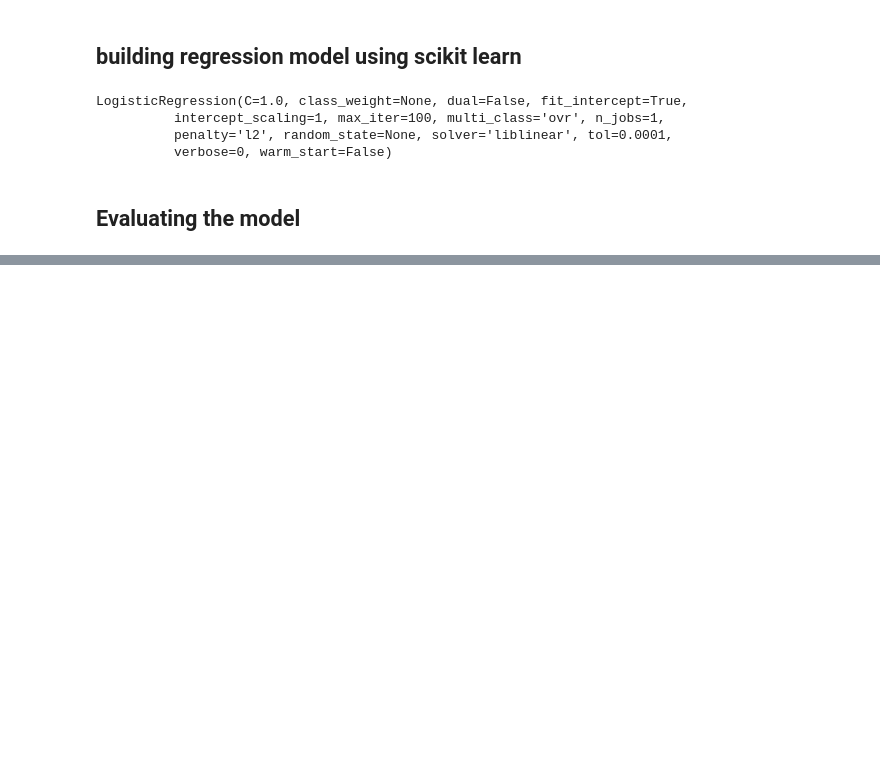
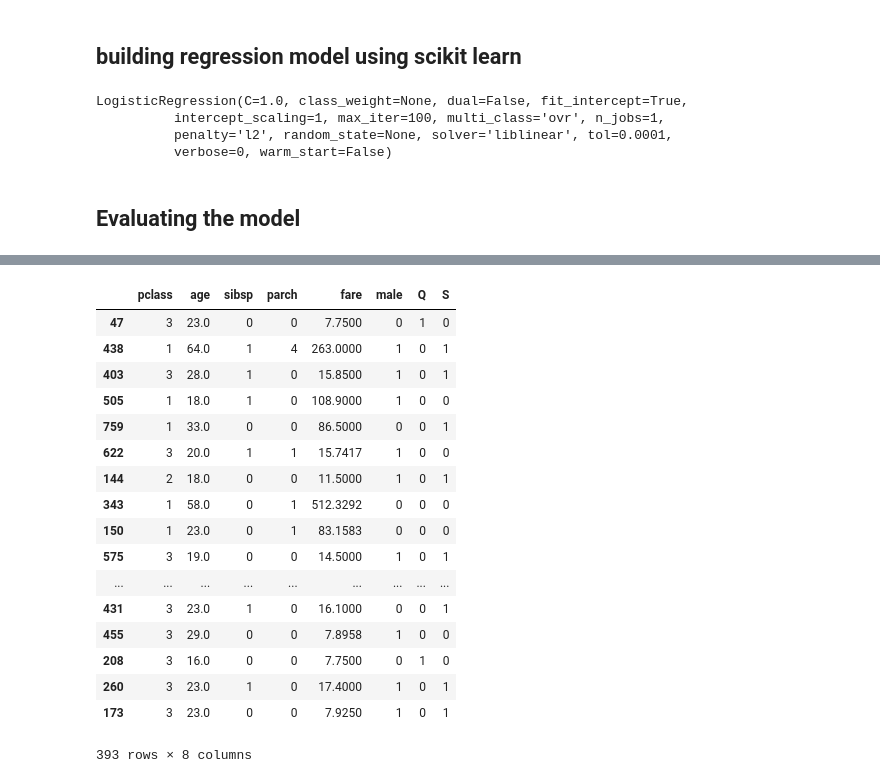
Before and after one commit to yogeshkumarbalu/kaggle_problems, a Jupyter notebook: survival_prediction/src/titanic_logistic_regression.ipynb, the cells around one changed output, grey strips where cells are left out. Drawn from its saved outputs; the diff is of its cells as text; code cells hidden in the pictures; blank space fills up the shorter version.

```diff
--- a/survival_prediction/src/titanic_logistic_regression.ipynb
+++ b/survival_prediction/src/titanic_logistic_regression.ipynb
@@ -279,0 +341,21 @@ TODO's  : 1. get value from 'name' column. differentiate with mr,mrs and dr (fea
+# %%
+X_test #  test with the below values. values over 1, check for the mistake
+# %% [output]
+|  | pclass | age | sibsp | parch | fare | male | Q | S |
+| 47 | 3 | 23.0 | 0 | 0 | 7.7500 | 0 | 1 | 0 |
+| 438 | 1 | 64.0 | 1 | 4 | 263.0000 | 1 | 0 | 1 |
+| 403 | 3 | 28.0 | 1 | 0 | 15.8500 | 1 | 0 | 1 |
+| 505 | 1 | 18.0 | 1 | 0 | 108.9000 | 1 | 0 | 0 |
+| 759 | 1 | 33.0 | 0 | 0 | 86.5000 | 0 | 0 | 1 |
+| 622 | 3 | 20.0 | 1 | 1 | 15.7417 | 1 | 0 | 0 |
+| 144 | 2 | 18.0 | 0 | 0 | 11.5000 | 1 | 0 | 1 |
+| 343 | 1 | 58.0 | 0 | 1 | 512.3292 | 0 | 0 | 0 |
+| 150 | 1 | 23.0 | 0 | 1 | 83.1583 | 0 | 0 | 0 |
+| 575 | 3 | 19.0 | 0 | 0 | 14.5000 | 1 | 0 | 1 |
+| ... | ... | ... | ... | ... | ... | ... | ... | ... |
+| 431 | 3 | 23.0 | 1 | 0 | 16.1000 | 0 | 0 | 1 |
+| 455 | 3 | 29.0 | 0 | 0 | 7.8958 | 1 | 0 | 0 |
+| 208 | 3 | 16.0 | 0 | 0 | 7.7500 | 0 | 1 | 0 |
+| 260 | 3 | 23.0 | 1 | 0 | 17.4000 | 1 | 0 | 1 |
+| 173 | 3 | 23.0 | 0 | 0 | 7.9250 | 1 | 0 | 1 |
+393 rows × 8 columns
```
Also changed, not shown: parts of 10 cells of this notebook.
